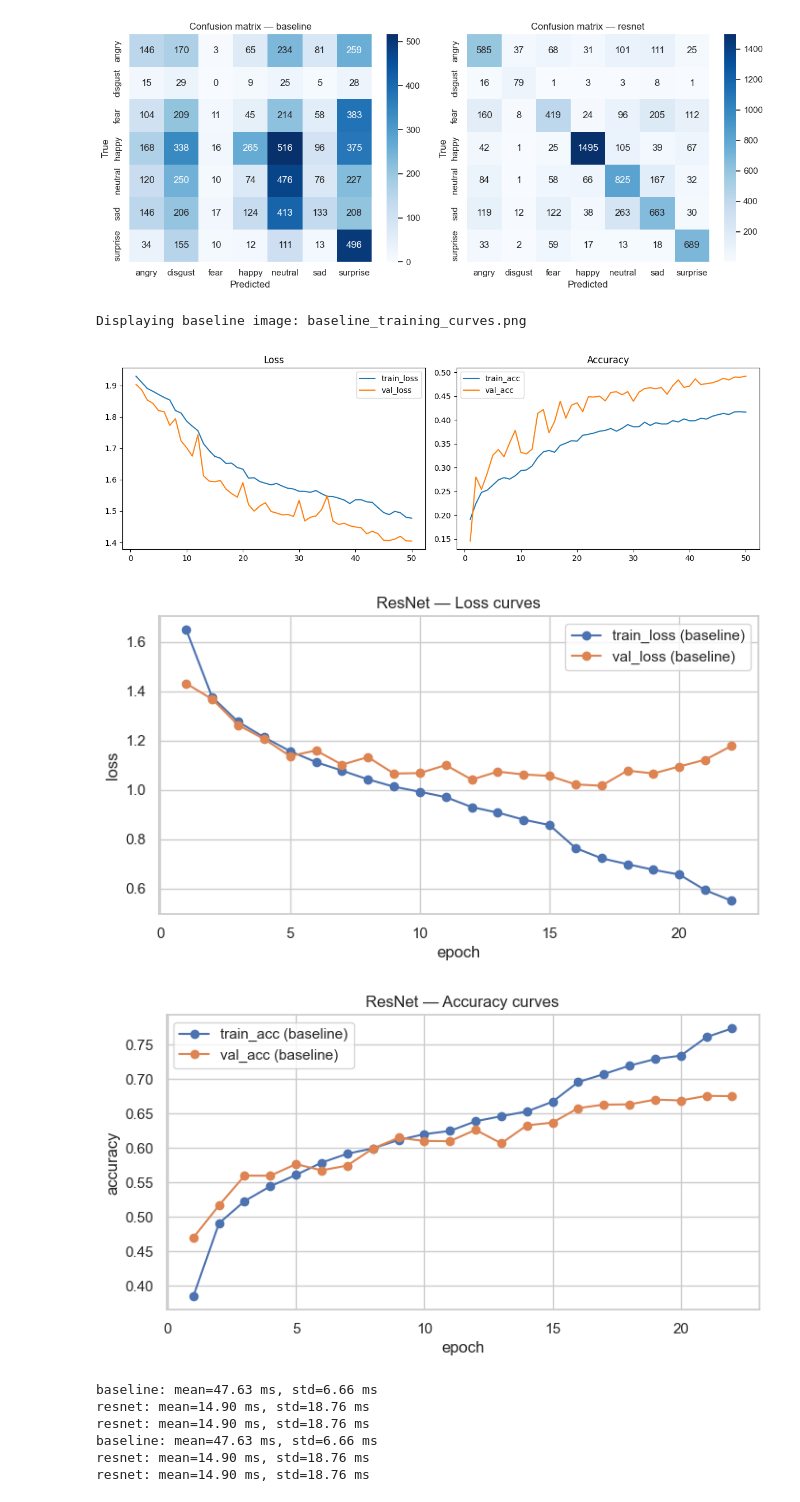
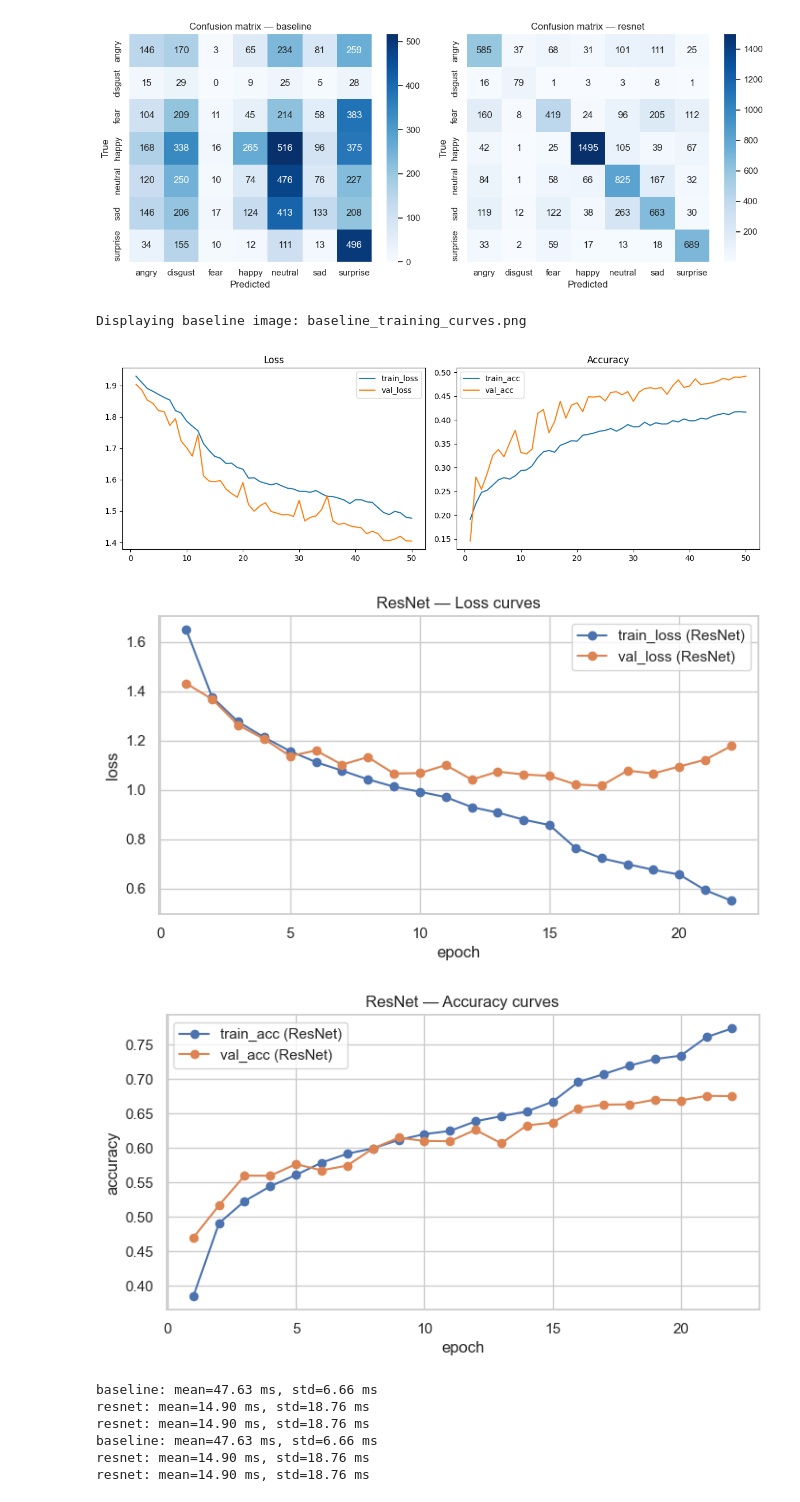
Before and after one commit to FuLuke11679/news-bias-detection, a Jupyter notebook: notebooks/compare_baseline_resnet.ipynb, the cells around one changed output. Cells and saved outputs as stored; diff of their text form; code cells hidden in the pictures.

```diff
--- a/notebooks/compare_baseline_resnet.ipynb
+++ b/notebooks/compare_baseline_resnet.ipynb
@@ -349,42 +349,42 @@ if df_metrics is not None and 'epoch' in df_metrics.columns:
     plt.figure(figsize=(8,4))
     plotted = False
     if 'train_loss' in df_metrics.columns:
-        plt.plot(df_metrics['epoch'], df_metrics['train_loss'], label='train_loss (baseline)', marker='o')
+        plt.plot(df_metrics['epoch'], df_metrics['train_loss'], label='train_loss (ResNet)', marker='o')
         plotted = True
     if 'val_loss' in df_metrics.columns:
-        plt.plot(df_metrics['epoch'], df_metrics['val_loss'], label='val_loss (baseline)', marker='o')
+        plt.plot(df_metrics['epoch'], df_metrics['val_loss'], label='val_loss (ResNet)', marker='o')
         plotted = True
     if plotted:
         plt.xlabel('epoch')
         plt.ylabel('loss')
         plt.legend()
         plt.title('ResNet — Loss curves')
         plt.grid(True)
         plt.show()
 
     # Accuracy curves (Baseline)
     plt.figure(figsize=(8,4))
     plotted = False
     if 'train_acc' in df_metrics.columns:
-        plt.plot(df_metrics['epoch'], df_metrics['train_acc'], label='train_acc (baseline)', marker='o')
+        plt.plot(df_metrics['epoch'], df_metrics['train_acc'], label='train_acc (ResNet)', marker='o')
         plotted = True
     if 'val_acc' in df_metrics.columns:
-        plt.plot(df_metrics['epoch'], df_metrics['val_acc'], label='val_acc (baseline)', marker='o')
+        plt.plot(df_metrics['epoch'], df_metrics['val_acc'], label='val_acc (ResNet)', marker='o')
         plotted = True
     if plotted:
         plt.xlabel('epoch')
         plt.ylabel('accuracy')
         plt.legend()
         plt.title('ResNet — Accuracy curves')
         plt.grid(True)
         plt.show()
 else:
     print('No metrics dataframe available for plotting.')
 # %% [output]
 Displaying baseline image: baseline_training_curves.png
 [figure]
-[figure, old version]
+[figure, new version]
-[figure, old version]
+[figure, new version]
 # %%
 # Measure inference latency (average per image) for each model — using a small sample from test set
 def measure_latency(model, dataset, device, n_samples=100):
```
Also changed, not shown: 7 other files.
